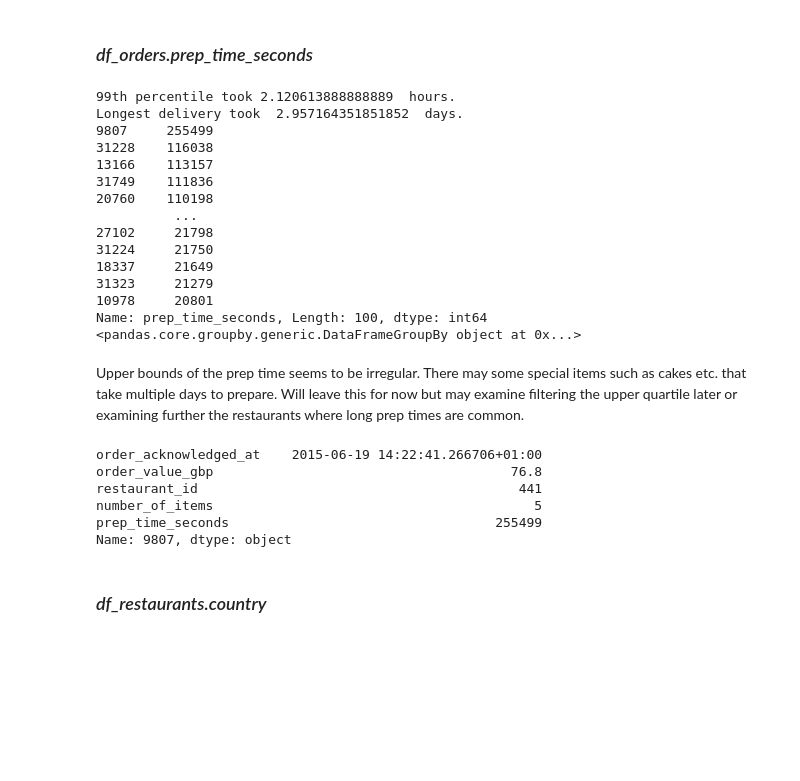
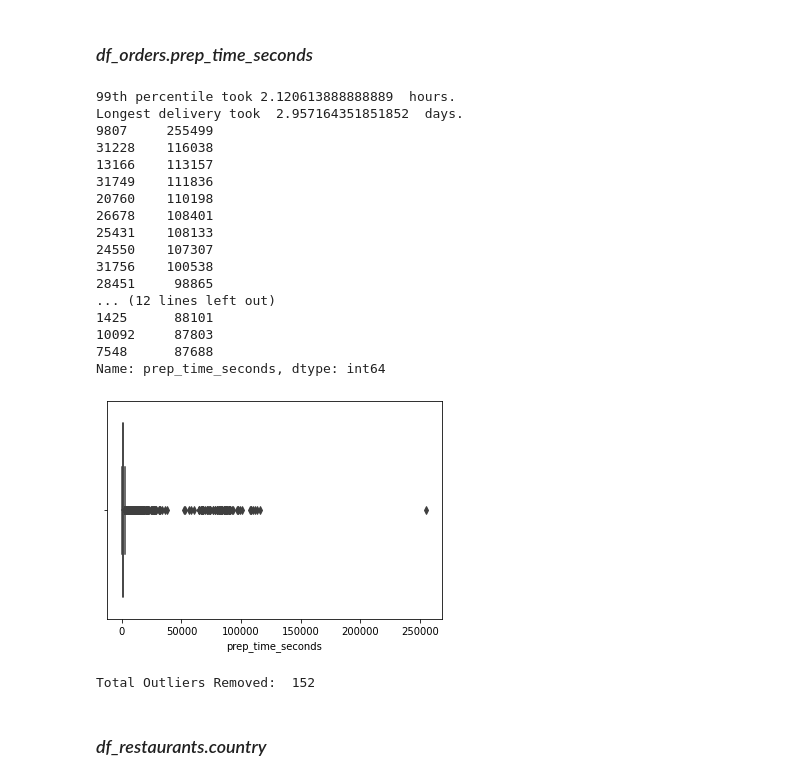
Before and after one commit to conorgpower/floward_restaurants_take_home_case_study, a Jupyter notebook: 02_Clean.ipynb, the cells around one changed output. Drawn from its saved outputs; the diff is of its cells as text; code cells hidden in the pictures; blank space fills up the shorter version.

```diff
--- a/02_Clean.ipynb
+++ b/02_Clean.ipynb
@@ -66,8 +70,7 @@ Name: order_value_gbp, Length: 2845, dtype: int64
 # %%
 print("99th percentile took", df_orders.prep_time_seconds.quantile(0.99) / 60 / 60, " hours.")
 print("Longest delivery took ", df_orders.prep_time_seconds.max() / 60 / 60 / 24, " days.")
-print(df_orders.prep_time_seconds.sort_values(ascending=False)[:100])
-print(df_orders.iloc[:100].groupby("restaurant_id"))
+print(df_orders.prep_time_seconds.sort_values(ascending=False)[:25])
 # %% [output]
 99th percentile took 2.120613888888889  hours.
 Longest delivery took  2.957164351851852  days.
@@ -76,23 +79,24 @@ Longest delivery took  2.957164351851852  days.
 13166    113157
 31749    111836
 20760    110198
-          ...
-27102     21798
-31224     21750
-18337     21649
-31323     21279
-10978     20801
-Name: prep_time_seconds, Length: 100, dtype: int64
-<pandas.core.groupby.generic.DataFrameGroupBy object at 0x...>
+26678    108401
+25431    108133
+24550    107307
+31756    100538
+28451     98865
+... (12 lines left out)
+1425      88101
+10092     87803
+7548      87688
+Name: prep_time_seconds, dtype: int64
-# %% [markdown]
-Upper bounds of the prep time seems to be irregular. There may some special items such as cakes etc. that take multiple days to prepare. Will leave this for now but may examine filtering the upper quartile later or examining further the restaurants where long prep times are common.
-# %%
-# Looking further at the largest outlier
-df_orders.iloc[9807]
-# %% [output]
-order_acknowledged_at    2015-06-19 14:22:41.266706+01:00
-order_value_gbp                                      76.8
-restaurant_id                                         441
-number_of_items                                         5
-prep_time_seconds                                  255499
-Name: 9807, dtype: object
+# %%
+plt.figure(figsize=(6,4))
+sns.boxplot(df_orders['prep_time_seconds'])
+plt.show()
+
+len_before = len(df_orders)
+df_orders = df_orders[(np.abs(stats.zscore(df_orders["prep_time_seconds"])) < 3)]
+print("Total Outliers Removed: ", len_before - len(df_orders))
+# %% [output]
+[figure, added]
+Total Outliers Removed:  152
```
Also changed, not shown: parts of 11 cells of this notebook, 18 other files.
